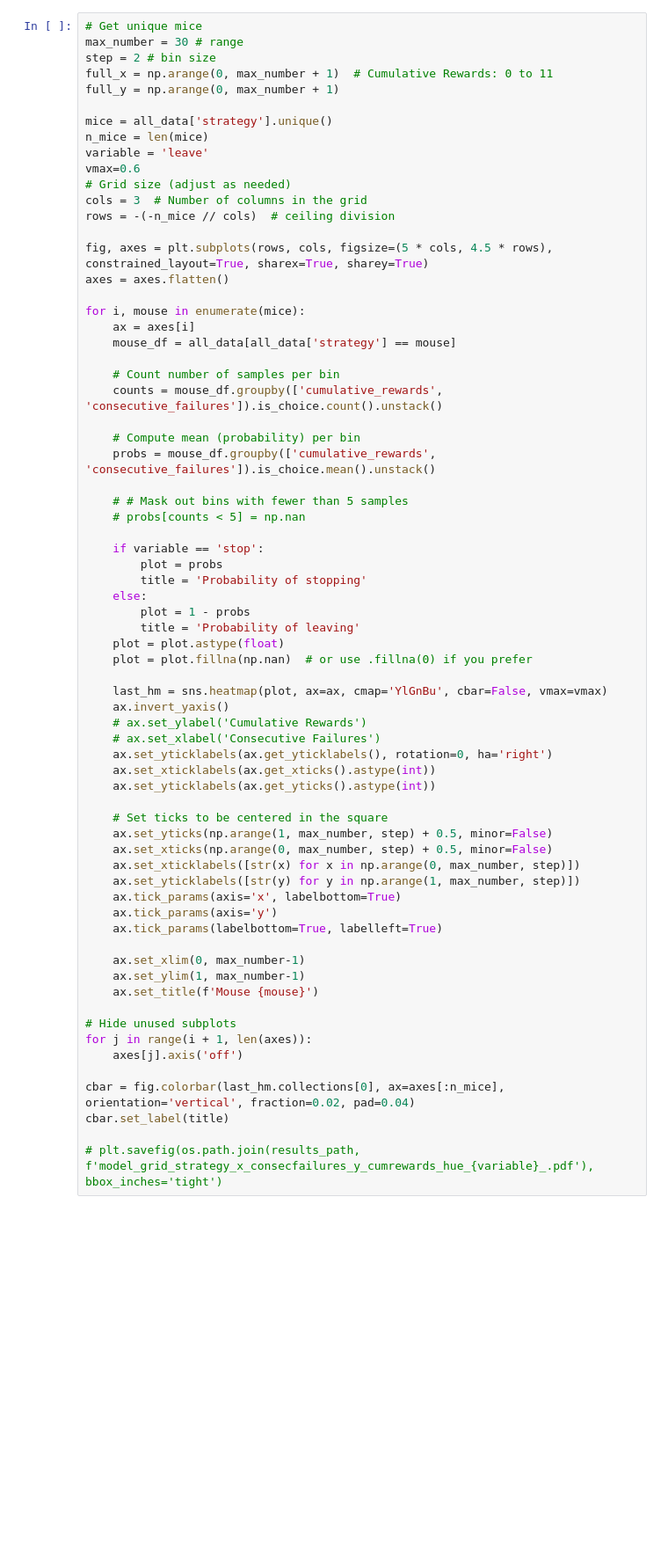
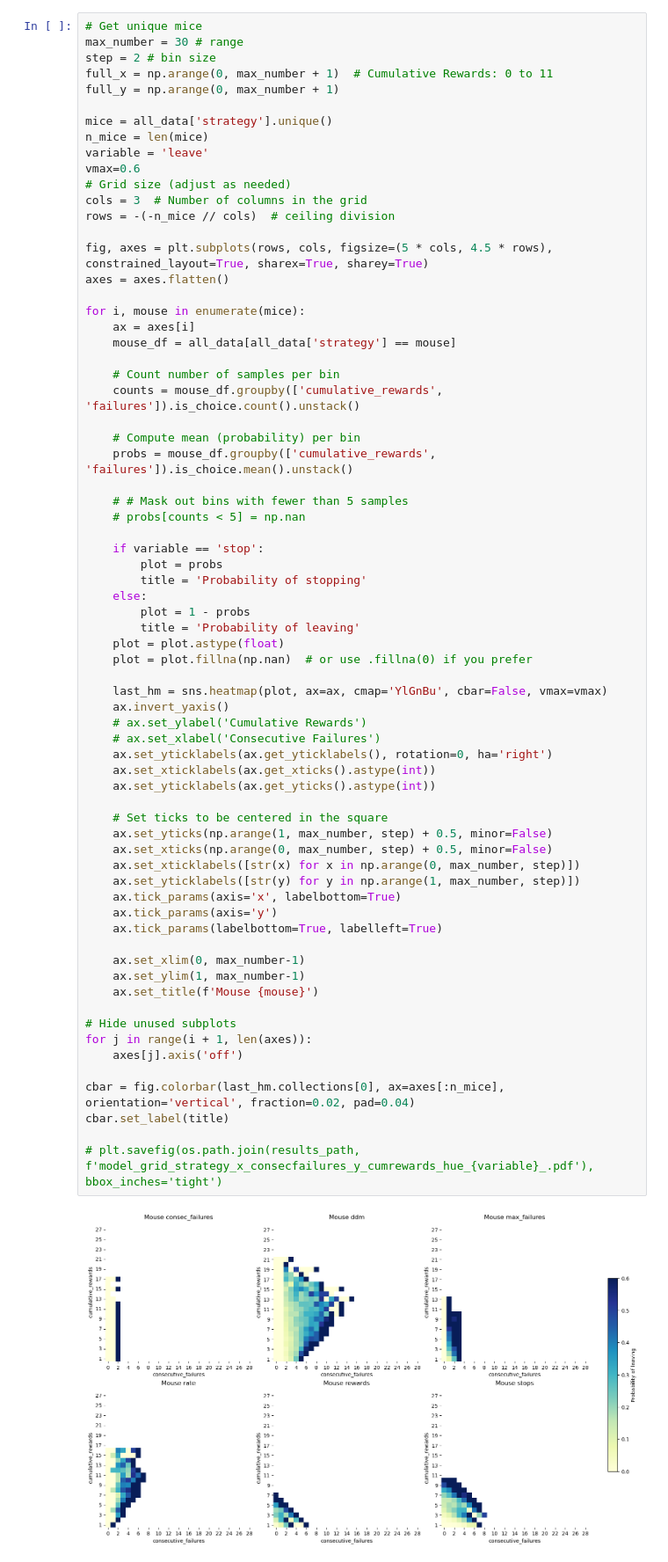
Before and after one commit to lauradriscoll/foraging-strategies, a Jupyter notebook: code/heatmap_x_consecutive_failures_y_cumulative_rewards.ipynb, the cells around one changed output. Shown at 88% size. Saved outputs shown, nothing was run; the diff lists cells and outputs as text; blank space fills up the shorter version.

```diff
--- a/code/heatmap_x_consecutive_failures_y_cumulative_rewards.ipynb
+++ b/code/heatmap_x_consecutive_failures_y_cumulative_rewards.ipynb
@@ -79,10 +107,10 @@ for i, mouse in enumerate(mice):
     mouse_df = all_data[all_data['strategy'] == mouse]
 
     # Count number of samples per bin
-    counts = mouse_df.groupby(['cumulative_rewards', 'consecutive_failures']).is_choice.count().unstack()
+    counts = mouse_df.groupby(['cumulative_rewards', 'failures']).is_choice.count().unstack()
 
     # Compute mean (probability) per bin
-    probs = mouse_df.groupby(['cumulative_rewards', 'consecutive_failures']).is_choice.mean().unstack()
+    probs = mouse_df.groupby(['cumulative_rewards', 'failures']).is_choice.mean().unstack()
 
     # # Mask out bins with fewer than 5 samples
     # probs[counts < 5] = np.nan
@@ -98,30 +126,32 @@ for i, mouse in enumerate(mice):
 
     last_hm = sns.heatmap(plot, ax=ax, cmap='YlGnBu', cbar=False, vmax=vmax)
     ax.invert_yaxis()
     # ax.set_ylabel('Cumulative Rewards')
     # ax.set_xlabel('Consecutive Failures')
     ax.set_yticklabels(ax.get_yticklabels(), rotation=0, ha='right')
     ax.set_xticklabels(ax.get_xticks().astype(int))
     ax.set_yticklabels(ax.get_yticks().astype(int))
 
     # Set ticks to be centered in the square
     ax.set_yticks(np.arange(1, max_number, step) + 0.5, minor=False)
     ax.set_xticks(np.arange(0, max_number, step) + 0.5, minor=False)
     ax.set_xticklabels([str(x) for x in np.arange(0, max_number, step)])
     ax.set_yticklabels([str(y) for y in np.arange(1, max_number, step)])
     ax.tick_params(axis='x', labelbottom=True)
     ax.tick_params(axis='y')
     ax.tick_params(labelbottom=True, labelleft=True)
 
     ax.set_xlim(0, max_number-1)
     ax.set_ylim(1, max_number-1)
     ax.set_title(f'Mouse {mouse}')
 
 # Hide unused subplots
 for j in range(i + 1, len(axes)):
     axes[j].axis('off')
 
 cbar = fig.colorbar(last_hm.collections[0], ax=axes[:n_mice], orientation='vertical', fraction=0.02, pad=0.04)
 cbar.set_label(title)
 
 # plt.savefig(os.path.join(results_path, f'model_grid_strategy_x_consecfailures_y_cumrewards_hue_{variable}_.pdf'), bbox_inches='tight')
+# %% [output]
+[figure, added]
```
Also changed, not shown: parts of 3 cells of this notebook, 9 other files.
